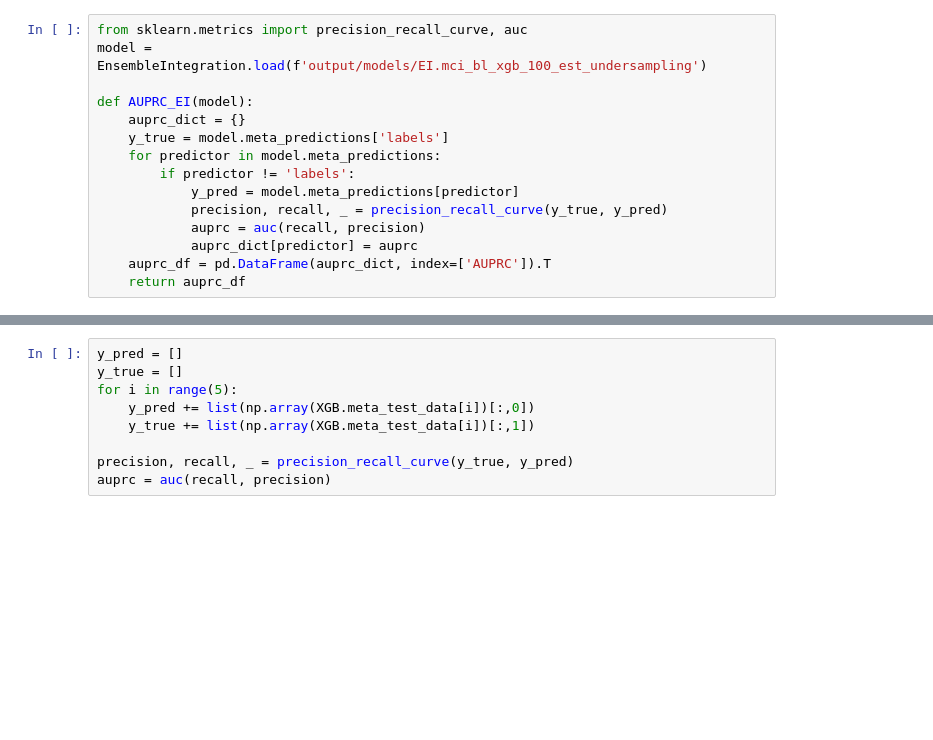
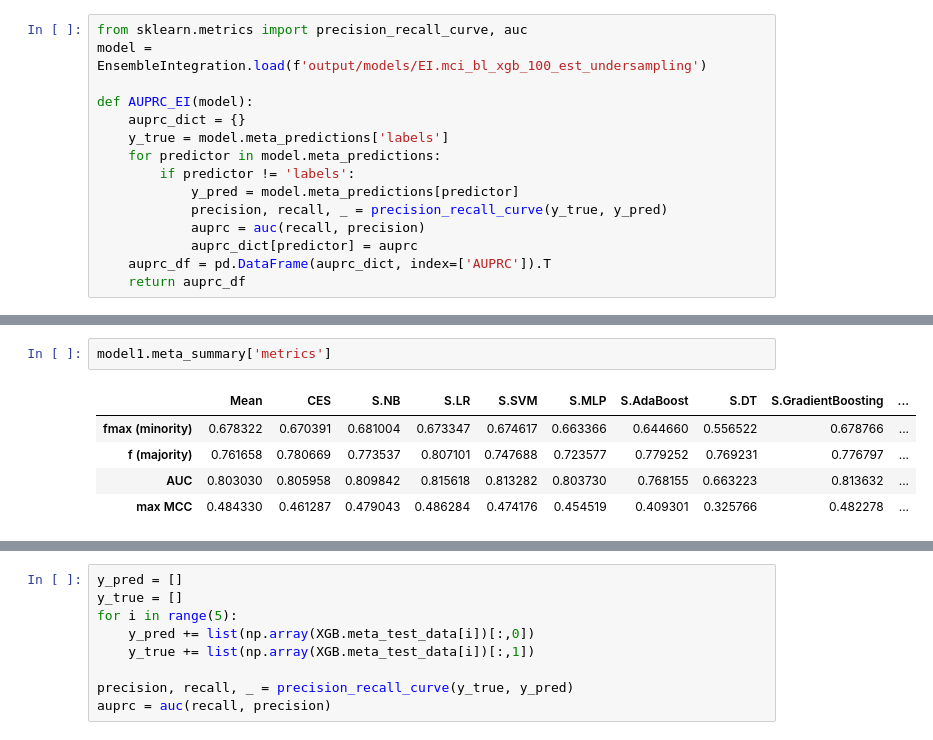
Before and after one commit to GauravPandeyLab/TADPOLE_EI, a Jupyter notebook: main_processing_notebook.ipynb, the cells around one changed output, grey strips where cells are left out. Saved outputs shown, nothing was run; the diff lists cells and outputs as text; blank space fills up the shorter version.

```diff
--- a/main_processing_notebook.ipynb
+++ b/main_processing_notebook.ipynb
@@ -350,0 +411,8 @@ def AUPRC_EI(model):
+# %%
+model1.meta_summary['metrics']
+# %% [output]
+|  | Mean | CES | S.NB | S.LR | S.SVM | S.MLP | S.AdaBoost | S.DT | S.GradientBoosting | ... |
+| fmax (minority) | 0.678322 | 0.670391 | 0.681004 | 0.673347 | 0.674617 | 0.663366 | 0.644660 | 0.556522 | 0.678766 | ... |
+| f (majority) | 0.761658 | 0.780669 | 0.773537 | 0.807101 | 0.747688 | 0.723577 | 0.779252 | 0.769231 | 0.776797 | ... |
+| AUC | 0.803030 | 0.805958 | 0.809842 | 0.815618 | 0.813282 | 0.803730 | 0.768155 | 0.663223 | 0.813632 | ... |
+| max MCC | 0.484330 | 0.461287 | 0.479043 | 0.486284 | 0.474176 | 0.454519 | 0.409301 | 0.325766 | 0.482278 | ... |
```
Also changed, not shown: parts of 16 cells of this notebook.
